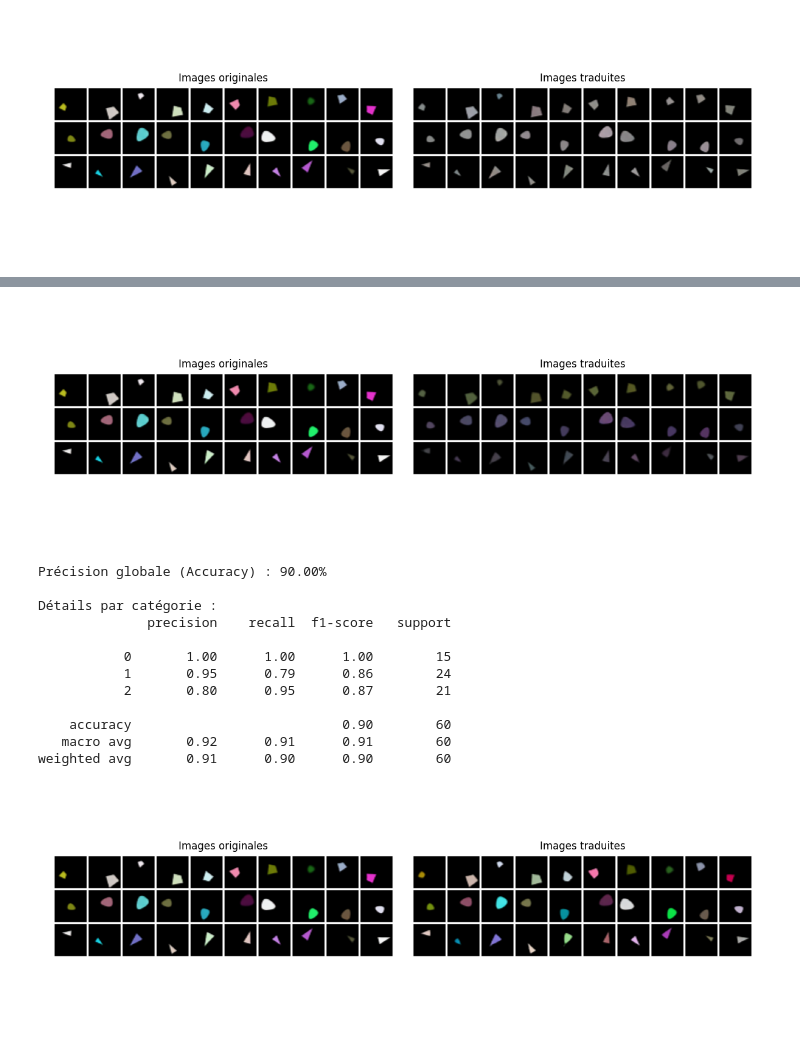
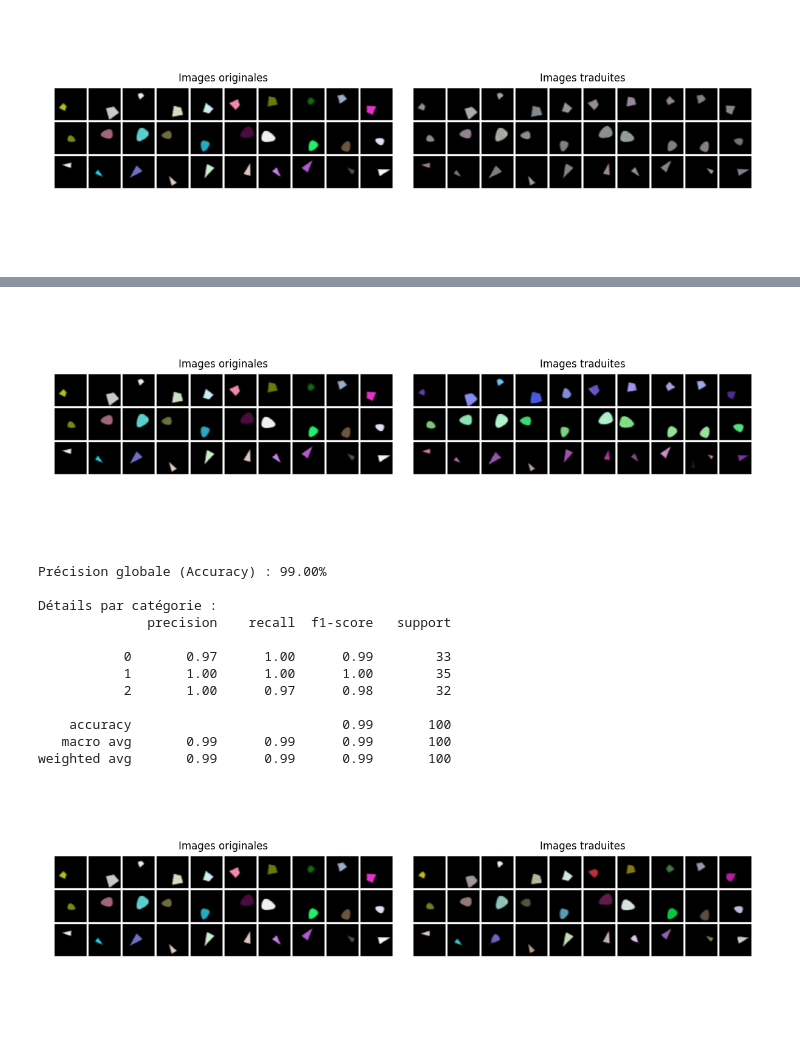
Before and after one commit to lucas-ch/gwsyn, a Jupyter notebook: notebooks/syn_3_modules_full.ipynb, the cells around one changed output, grey strips where cells are left out. Cells and saved outputs as stored; diff of their text form; code cells hidden in the pictures.

```diff
--- a/notebooks/syn_3_modules_full.ipynb
+++ b/notebooks/syn_3_modules_full.ipynb
@@ -29,9 +29,9 @@ from sklearn.preprocessing import StandardScaler
 
 %matplotlib widget
 # %%
-condition = "3mod_s126"
+condition = "3mod_cselc"
 checkpoint_epoch = 0
-n_samples_test = 300
+n_samples_test = 500
 split = "test"
 # %%
 experiment_name = get_experiment_name(condition, "biased_00", 0)
@@ -217,13 +173,12 @@ plt.show()
 # %%
 # fusion: attribut to color to v_latent and attr to v_latents
-p = 0.7
-fusion = x_pred_1['v_latents']*p + x_pred_3['v_latents']*(1-p)
+fusion = x_pred_1['v_latents'] + 0.5*x_pred_3['v_latents']
 decoded_images_f= visual_module.decode_images(fusion)
 
 fig = plot_original_translated_comparison(get_n_per_category(original_images_rgb, cat, 10), get_n_per_category(decoded_images_f, cat, 10))
 plt.show()
 # %% [output]
-[figure, old version]
+[figure, new version]
 # %%
 # est ce qu'on peut reconnaitre la catégorie avec seulement la couleur de l'espace latent attribut?
 scaler = StandardScaler()
@@ -247,18 +202,18 @@ print(f"Précision globale (Accuracy) : {accuracy_score(y_test, y_pred):.2%}")
 print("\nDétails par catégorie :")
 print(classification_report(y_test, y_pred))
 # %% [output]
-Précision globale (Accuracy) : 90.00%
+Précision globale (Accuracy) : 99.00%
 
 Détails par catégorie :
               precision    recall  f1-score   support
 
-           0       1.00      1.00      1.00        15
-           1       0.95      0.79      0.86        24
-           2       0.80      0.95      0.87        21
+           0       0.97      1.00      0.99        33
+           1       1.00      1.00      1.00        35
+           2       1.00      0.97      0.98        32
 
-    accuracy                           0.90        60
-   macro avg       0.92      0.91      0.91        60
-weighted avg       0.91      0.90      0.90        60
+    accuracy                           0.99       100
+   macro avg       0.99      0.99      0.99       100
+weighted avg       0.99      0.99      0.99       100
 # %%
 # fustion: attr to v_latents + color to v_latents
 p =0.5
@@ -266,7 +221,7 @@ latents_source = latent_domains[frozenset({'v_latents', 'attr', 'color'})]
 
 
 gw_latents = gw_mod.encode(latents_source)
-z = (1-p)*gw_latents['color'] + p*gw_latents['attr']
+z = gw_latents['color'] + gw_latents['attr']
 
 prediction = gw_mod.decode(z, domains={'v_latents'})['v_latents']
 decoded_images_f= visual_module.decode_images(prediction)
@@ -274,6 +229,6 @@ decoded_images_f= visual_module.decode_images(prediction)
 fig = plot_original_translated_comparison(get_n_per_category(original_images_rgb, cat, 10), get_n_per_category(decoded_images_f, cat, 10))
 plt.show()
 # %% [output]
-[figure, old version]
+[figure, new version]
 # %%
 del original_images_rgb
```
Also changed, not shown: parts of 9 cells of this notebook, 2 other files.
